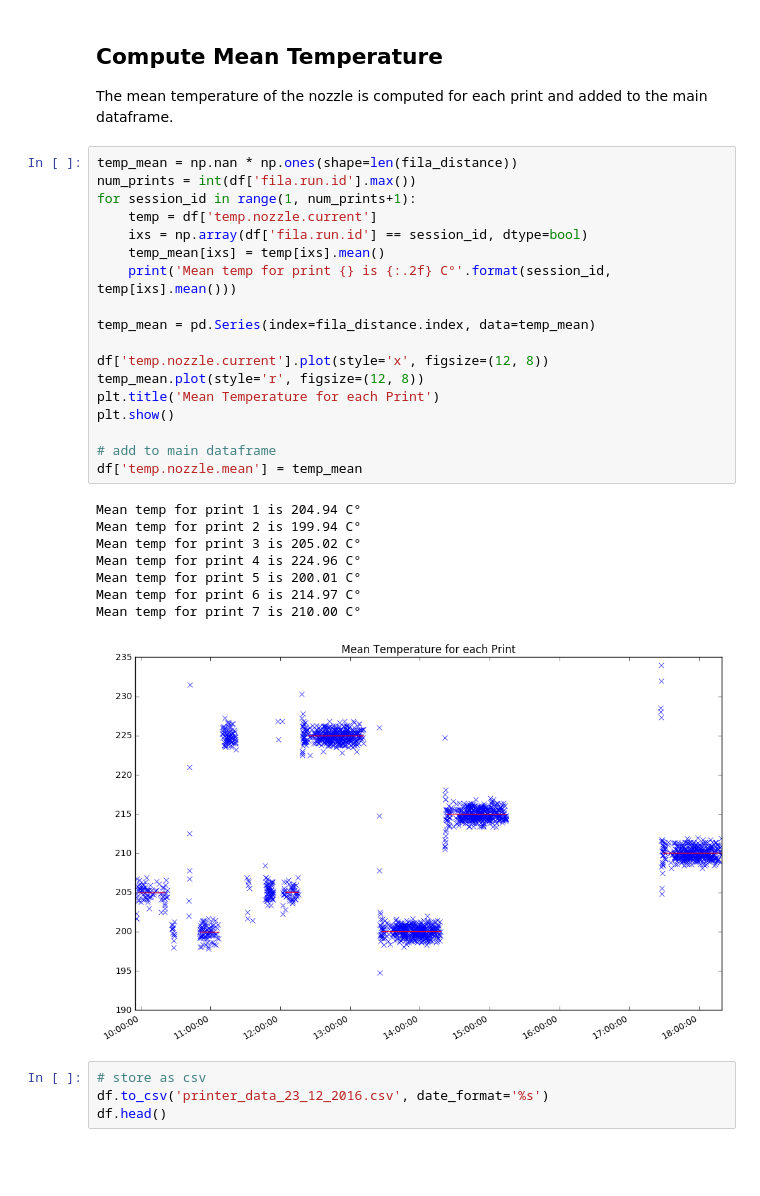
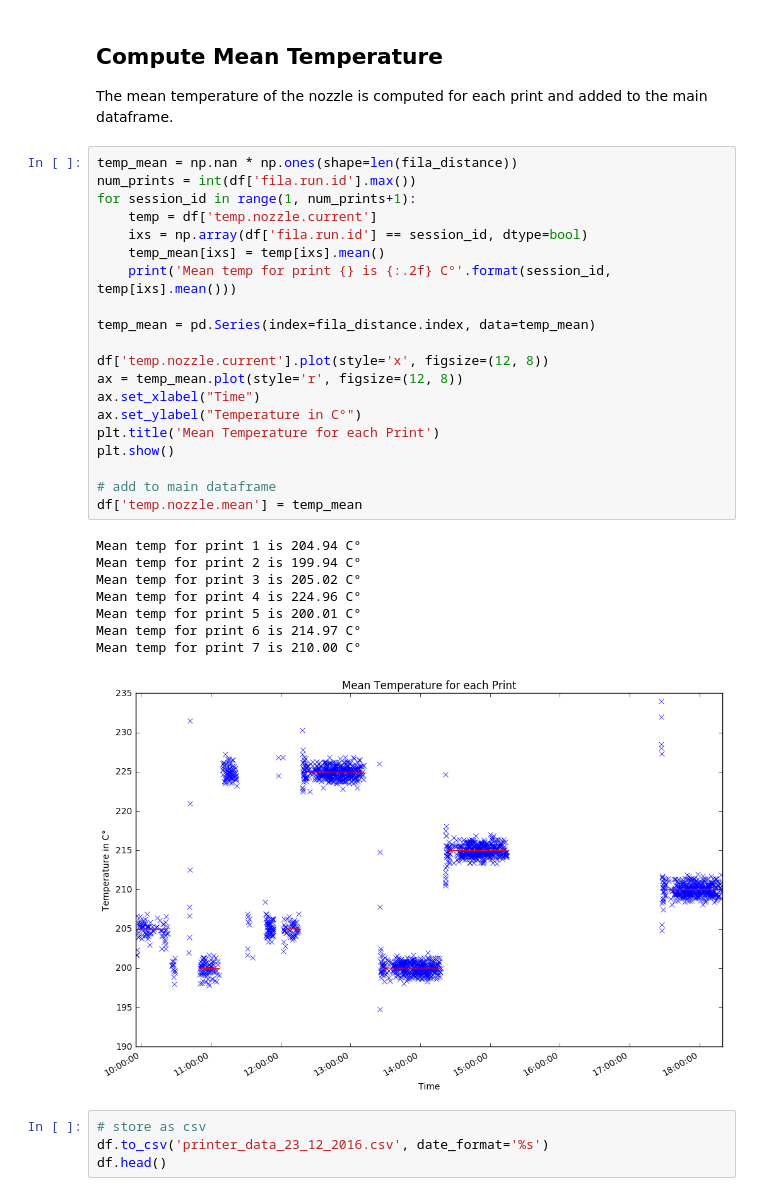
Before and after one commit to jinnerbichler/iot-lab-analysis, a Jupyter notebook: iot_lab_analysis.ipynb, the cells around one changed output. Cells and saved outputs as stored; diff of their text form; blank space fills up the shorter version.

```diff
--- a/iot_lab_analysis.ipynb
+++ b/iot_lab_analysis.ipynb
@@ -96,30 +99,32 @@ The mean temperature of the nozzle is computed for each print and added to the m
 # %%
 temp_mean = np.nan * np.ones(shape=len(fila_distance))
 num_prints = int(df['fila.run.id'].max())
 for session_id in range(1, num_prints+1):
     temp = df['temp.nozzle.current']
     ixs = np.array(df['fila.run.id'] == session_id, dtype=bool)
     temp_mean[ixs] = temp[ixs].mean()
     print('Mean temp for print {} is {:.2f} C°'.format(session_id, temp[ixs].mean()))
 
 temp_mean = pd.Series(index=fila_distance.index, data=temp_mean)
 
 df['temp.nozzle.current'].plot(style='x', figsize=(12, 8))
-temp_mean.plot(style='r', figsize=(12, 8))
+ax = temp_mean.plot(style='r', figsize=(12, 8))
+ax.set_xlabel("Time")
+ax.set_ylabel("Temperature in C°")
 plt.title('Mean Temperature for each Print')
 plt.show()
 
 # add to main dataframe
 df['temp.nozzle.mean'] = temp_mean
 # %% [output]
 Mean temp for print 1 is 204.94 C°
 Mean temp for print 2 is 199.94 C°
 Mean temp for print 3 is 205.02 C°
 Mean temp for print 4 is 224.96 C°
 Mean temp for print 5 is 200.01 C°
 Mean temp for print 6 is 214.97 C°
 Mean temp for print 7 is 210.00 C°
-[figure, old version]
+[figure, new version]
 # %%
 # store as csv
 df.to_csv('printer_data_23_12_2016.csv', date_format='%s')
```
Also changed, not shown: parts of 3 cells of this notebook, 1 other file.
